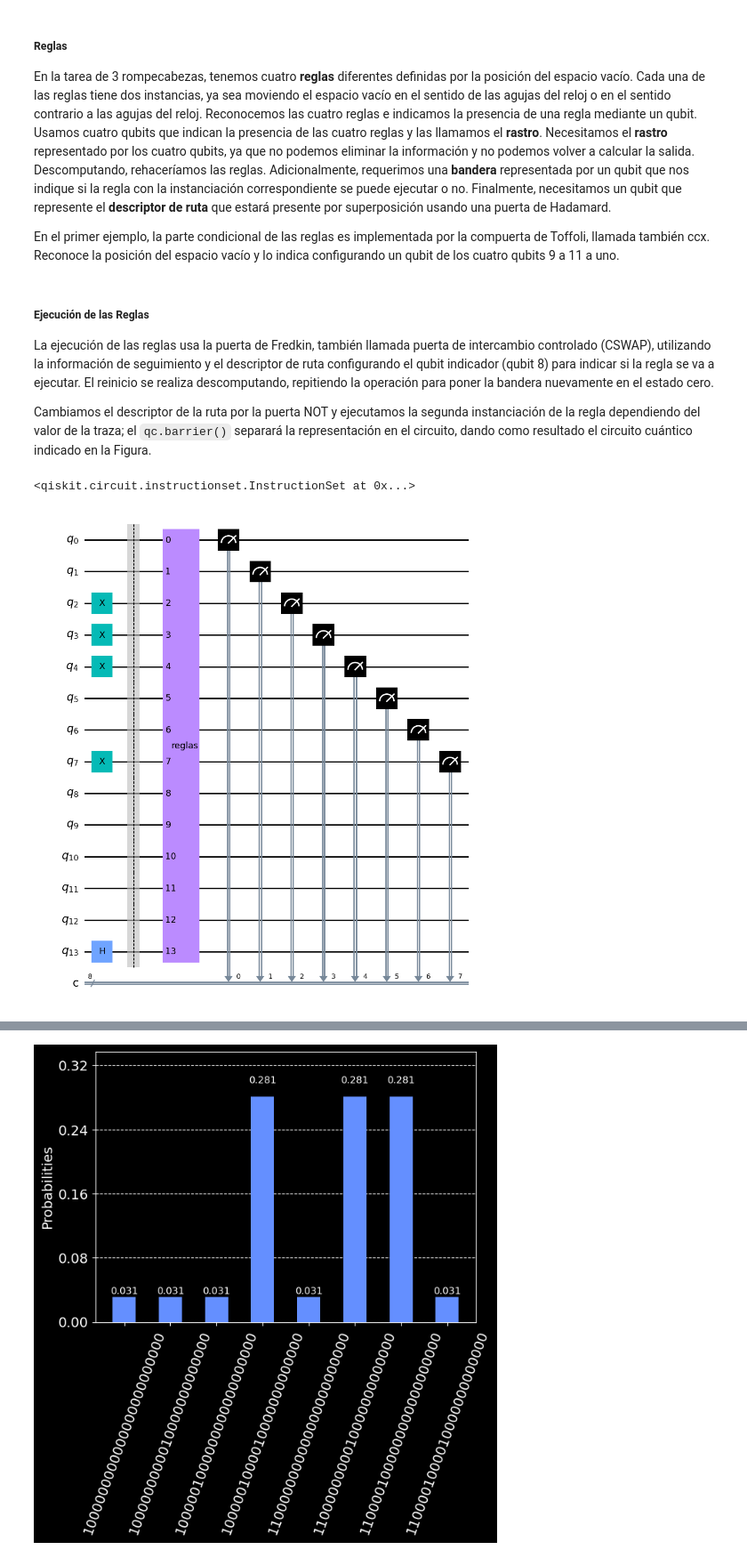
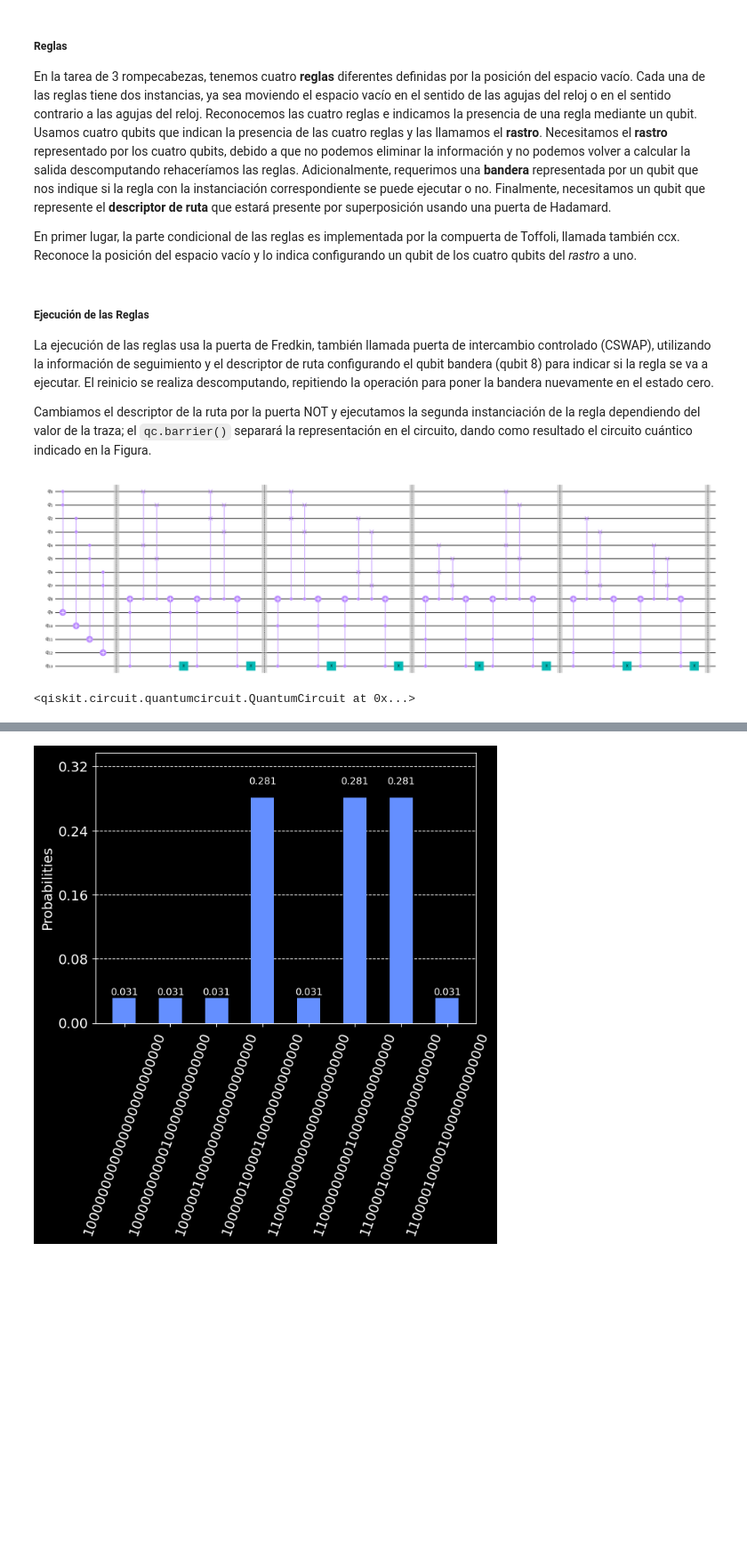
Before and after one commit to xillegas/quantum-search-tree, a Jupyter notebook: qtree.ipynb, the cells around one changed output, grey strips where cells are left out. Shown at 89% size. Cells and saved outputs as stored; diff of their text form; code cells hidden in the pictures; blank space fills up the shorter version.

````diff
--- a/qtree.ipynb
+++ b/qtree.ipynb
@@ -62,5 +54,5 @@ def state_A():
 # %% [markdown]
 ##### Reglas
-En la tarea de 3 rompecabezas, tenemos cuatro **reglas** diferentes definidas por la posición del espacio vacío. Cada una de las reglas tiene dos instancias, ya sea moviendo el espacio vacío en el sentido de las agujas del reloj o en el sentido contrario a las agujas del reloj. Reconocemos las cuatro reglas e indicamos la presencia de una regla mediante un qubit. Usamos cuatro qubits que indican la presencia de las cuatro reglas y las llamamos el **rastro**. Necesitamos el **rastro** representado por los cuatro qubits, ya que no podemos eliminar la información y no podemos volver a calcular la salida. Descomputando, rehaceríamos las reglas. Adicionalmente, requerimos una **bandera** representada por un qubit que nos indique si la regla con la instanciación correspondiente se puede ejecutar o no. Finalmente, necesitamos un qubit que represente el **descriptor de ruta** que estará presente por superposición usando una puerta de Hadamard.
+En la tarea de 3 rompecabezas, tenemos cuatro **reglas** diferentes definidas por la posición del espacio vacío. Cada una de las reglas tiene dos instancias, ya sea moviendo el espacio vacío en el sentido de las agujas del reloj o en el sentido contrario a las agujas del reloj. Reconocemos las cuatro reglas e indicamos la presencia de una regla mediante un qubit. Usamos cuatro qubits que indican la presencia de las cuatro reglas y las llamamos el **rastro**. Necesitamos el **rastro** representado por los cuatro qubits, debido a que no podemos eliminar la información y no podemos volver a calcular la salida descomputando rehaceríamos las reglas. Adicionalmente, requerimos una **bandera** representada por un qubit que nos indique si la regla con la instanciación correspondiente se puede ejecutar o no. Finalmente, necesitamos un qubit que represente el **descriptor de ruta** que estará presente por superposición usando una puerta de Hadamard.
 
-En el primer ejemplo, la parte condicional de las reglas es implementada por la compuerta de Toffoli, llamada también ccx. Reconoce la posición del espacio vacío y lo indica configurando un qubit de los cuatro qubits 9 a 11 a uno.
+En primer lugar, la parte condicional de las reglas es implementada por la compuerta de Toffoli, llamada también ccx. Reconoce la posición del espacio vacío y lo indica configurando un qubit de los cuatro qubits del *rastro* a uno.
@@ -73,11 +59,12 @@ En el primer ejemplo, la parte condicional de las reglas es implementada por la
 # %% [markdown]
 ##### Ejecución de las Reglas
-La ejecución de las reglas usa la puerta de Fredkin, también llamada puerta de intercambio controlado (CSWAP), utilizando la información de seguimiento y el descriptor de ruta configurando el qubit indicador (qubit 8) para indicar si la regla se va a ejecutar. El reinicio se realiza descomputando, repitiendo la operación para poner la bandera nuevamente en el estado cero.
+La ejecución de las reglas usa la puerta de Fredkin, también llamada puerta de intercambio controlado (CSWAP), utilizando la información de seguimiento y el descriptor de ruta configurando el qubit bandera (qubit 8) para indicar si la regla se va a ejecutar. El reinicio se realiza descomputando, repitiendo la operación para poner la bandera nuevamente en el estado cero.
 
 Cambiamos el descriptor de la ruta por la puerta NOT y ejecutamos la segunda instanciación de la regla dependiendo del valor de la traza; el ```qc.barrier()``` separará la representación en el circuito, dando como resultado el circuito cuántico indicado en la Figura.
 # %%
 def reglas(nombre:str,tamaño:int, bandera:int, rastro:tuple, descriptor:int) -> QuantumCircuit:
     """Reglas de movimiento para el 3-puzzle
+
     args
         nombre: Nombre de las reglas
         tamaño: El valor define el tamaño del circuito.
@@ -88,15 +75,17 @@ def reglas(nombre:str,tamaño:int, bandera:int, rastro:tuple, descriptor:int) ->
     qc = QuantumCircuit(tamaño)
 
     #If part of rules marked in trace
-    ##FIXME Esto va siempre??
     qc.ccx(0,1,rastro[0])
     qc.ccx(2,3,rastro[1])
     qc.ccx(4,5,rastro[2])
     qc.ccx(6,7,rastro[3])
+    qc.barrier()
+
+    # Primer conjunto de reglas para la casilla A
 
     #Search empty state with the descriptor
     qc.ccx(rastro[0],descriptor,bandera)
-    #Execute 1st then part by moving the empty space clockwise
+    #Execute 1st then part by moving the empty space anti-clockwise
     qc.cswap(bandera,0,4)
     qc.cswap(bandera,1,5)
     #Secod then part with changed descriptor
@@ -105,7 +94,7 @@ def reglas(nombre:str,tamaño:int, bandera:int, rastro:tuple, descriptor:int) ->
     #Fetch second superposition
     qc.x(descriptor)
     qc.ccx(rastro[0],descriptor,bandera)
-    #Execute 2th then part by moving the empty space anti-clockwise
+    #Execute 2th then part by moving the empty space clockwise
     qc.cswap(bandera,0,2)
     qc.cswap(bandera,1,3)
     #Reset Flag
@@ -114,11 +103,9 @@ def reglas(nombre:str,tamaño:int, bandera:int, rastro:tuple, descriptor:int) ->
     qc.x(descriptor)
     qc.barrier()
 
-    """The second rule is represented accordingly."""
+    # Segundo conjunto de reglas para la casilla B
 
-    #If then rule (2) for empty at 2, 3 -> 6, 7 or 0, 1
     #Search empty state with the descriptor
-
     qc.ccx(rastro[1],descriptor,bandera)
     #Execute 1st then part
     qc.cswap(bandera,0,2)
@@ -138,9 +125,8 @@ def reglas(nombre:str,tamaño:int, bandera:int, rastro:tuple, descriptor:int) ->
     qc.x(descriptor)
     qc.barrier()
 
-    """The third and the fourth rules are represented in the same way. """
+    # Tercer conjunto de reglas para la casilla C
 
-    #If then rule (2) for empty at 2, 3 -> 6, 7 or 0, 1
     #Search empty state with the descriptor
     qc.ccx(rastro[2],descriptor,bandera)
     #Execute 1st then part
@@ -155,57 +141,43 @@ def reglas(nombre:str,tamaño:int, bandera:int, rastro:tuple, descriptor:int) ->
     #Execute 2th then part
     qc.cswap(bandera,0,4)
     qc.cswap(bandera,1,5)
     #Reset Flag
     qc.ccx(rastro[2],descriptor,bandera)
     #Restore descriptor
     qc.x(descriptor)
     qc.barrier()
 
-    #If then rule (2) for empty at 2, 3 -> 6, 7 or 0, 1
+    # Cuarto conjunto de reglas para la casilla D
+
     #Search empty state with the descriptor
     qc.ccx(rastro[3],descriptor,bandera)
     #Execute 1st then part
     qc.cswap(bandera,2,6)
     qc.cswap(bandera,3,7)
     #Secod then part with changed descriptor
     #Reset Flag
     qc.ccx(rastro[3],descriptor,bandera)
     #Fetch second superposition
     qc.x(descriptor)
     qc.ccx(rastro[3],descriptor,bandera)
     #Execute 2th then part
     qc.cswap(bandera,4,6)
     qc.cswap(bandera,5,7)
     #Reset Flag
     qc.ccx(rastro[3],descriptor,bandera)
     #Restore descriptor
     qc.x(descriptor)
     qc.barrier()
     qc.name = nombre
-    # display(
-    #     qc.draw(output='mpl', fold=-1)
-    # )
+
+    # Se muestra la estructura del circuito en caso de querer visualizarla
+    if nombre == 'test':
+        display(
+            qc.draw(output='mpl', fold=-1)
+        )
     return qc
+
+reglas(nombre="test",tamaño=14,bandera=8,rastro=(9,10,11,12),descriptor=13)
+# %% [output]
+[figure, added]
+<qiskit.circuit.quantumcircuit.QuantumCircuit at 0x...>
-# %%
-
-"""Finally, we measure
-the state represented by the 8 qubits."""
-qc.append(reglas(nombre='reglas', tamaño=14,bandera=8,rastro=(9,10,11,12),descriptor=13), range(14))
-
-qc.measure(0,0)
-qc.measure(1,1)
-qc.measure(2,2)
-qc.measure(3,3)
-qc.measure(4,4)
-qc.measure(5,5)
-qc.measure(6,6)
-qc.measure(7,7)
-# %% [output]
-<qiskit.circuit.instructionset.InstructionSet at 0x...>
-# %%
-# Visualización del circuito
-display(
-    qc.draw(output='mpl')
-)
-# %% [output]
-[figure, removed]
````
Also changed, not shown: parts of 17 cells of this notebook, 10 other files.
